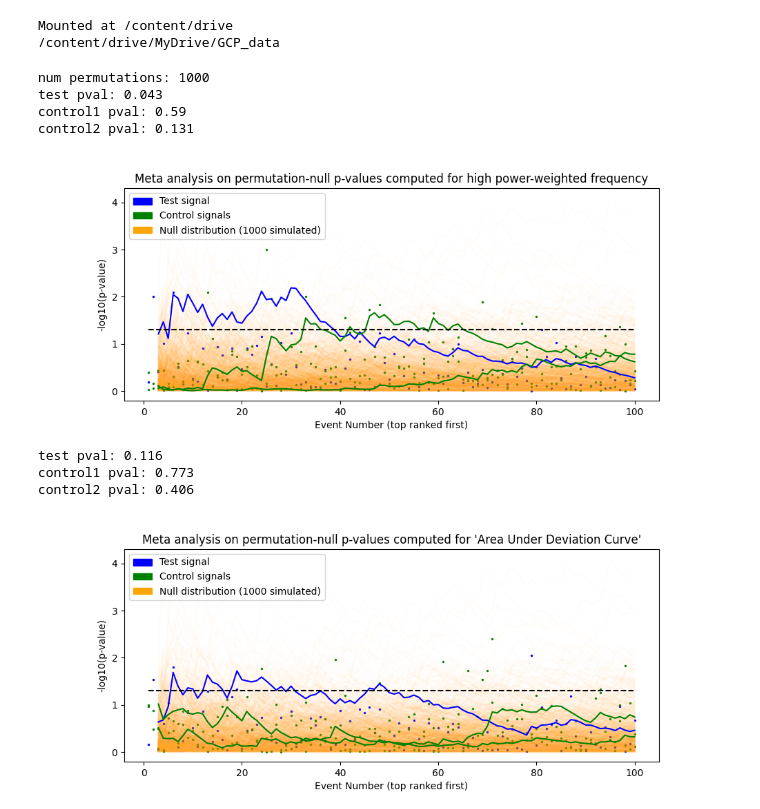
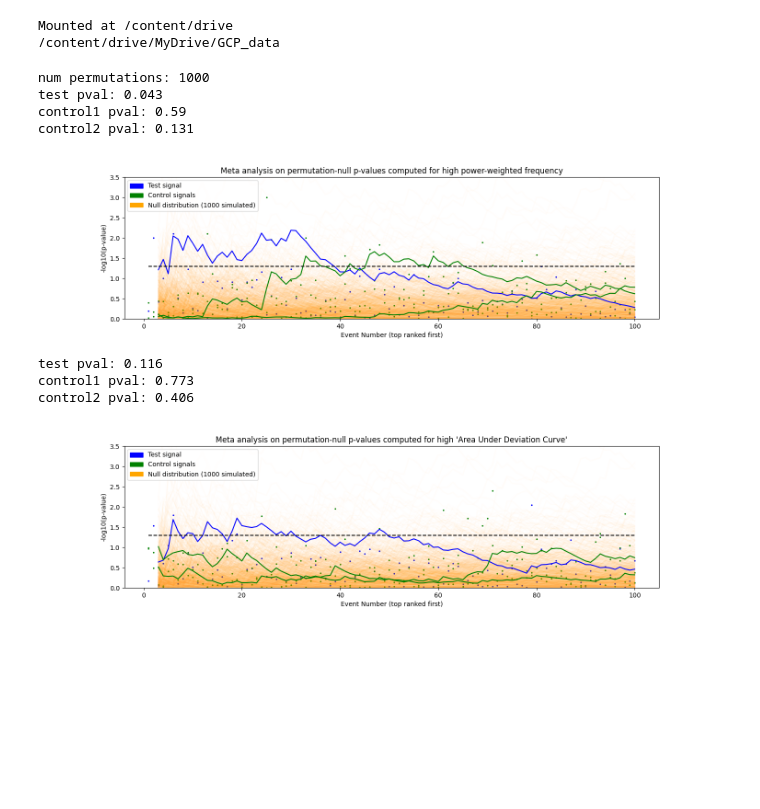
Before and after one commit to AvantiShri/gcp_analysis, a Jupyter notebook: BulkAnalyze_powerspectrum.ipynb, the cells around one changed output. Cells and saved outputs as stored; diff of their text form; code cells hidden in the pictures; blank space fills up the shorter version.

Commit message:
Resized plots to be less tall

```diff
--- a/BulkAnalyze_powerspectrum.ipynb
+++ b/BulkAnalyze_powerspectrum.ipynb
@@ -244,7 +244,7 @@ def make_meta_trend_plot(title, test_pvals, control1_pvals, control2_pvals):
   print("control2 pval:", np.sum(maxcontrol2metapval < maxsimmetapval_arr)/len(maxsimmetapval_arr))
 
   matplotlib.use('agg')
-  fig = plt.figure(figsize=(10,4))
+  fig = plt.figure(figsize=(15,4))
   for simulated_metapvals in simulated_metapvals_arr:
     plt.plot(xaxis_slice, simulated_metapvals[theslice], color="orange", alpha=0.02)
 
@@ -255,37 +255,37 @@ def make_meta_trend_plot(title, test_pvals, control1_pvals, control2_pvals):
   handles.append(plt.plot(xaxis_slice, test_metapvals[theslice], color="blue"))
   handles.append(plt.plot(xaxis_slice, control1_metapvals[theslice], color="green"))
   plt.plot(xaxis_slice, control2_metapvals[theslice], color="green")
 
   plt.plot([min(xaxis_full), max(xaxis_full)],
            [-np.log10(0.05), -np.log10(0.05)],
            color="black", linestyle="--")
-
+  plt.ylim(0,3.5)
   plt.xlabel("Event Number (top ranked first)")
   plt.ylabel("-log10(p-value)")
   plt.title(title)
   plt.legend(handles=[mpatches.Patch(color='blue', label='Test signal'),
                     mpatches.Patch(color='green', label='Control signals'),
                     mpatches.Patch(color='orange', label='Null distribution (1000 simulated)')],
              loc="upper left")
   fig.savefig('metapval.png')
   plt.close(fig)
   plt.clf()
 
 print("num permutations:",NUM_PERMUTATIONS)
 
 make_meta_trend_plot("Meta analysis on permutation-null p-values computed for high power-weighted frequency",
                      test_pvals=1-np.array(percentiles_ef["test"]),
                      control1_pvals=1-np.array(percentiles_ef["control1"]),
                      control2_pvals=1-np.array(percentiles_ef["control2"]))
 Image("metapval.png")
 # %% [output]
 num permutations: 1000
 test pval: 0.043
 control1 pval: 0.59
 control2 pval: 0.131
-[figure, old version]
+[figure, new version]
 # %%
-make_meta_trend_plot("Meta analysis on permutation-null p-values computed for 'Area Under Deviation Curve'",
+make_meta_trend_plot("Meta analysis on permutation-null p-values computed for high 'Area Under Deviation Curve'",
                      test_pvals=np.array(pvals_audc["test"]),
                      control1_pvals=np.array(pvals_audc["control1"]),
                      control2_pvals=1-np.array(pvals_audc["control2"]))
@@ -294,4 +294,4 @@ Image("metapval.png")
 test pval: 0.116
 control1 pval: 0.773
 control2 pval: 0.406
-[figure, old version]
+[figure, new version]
```
